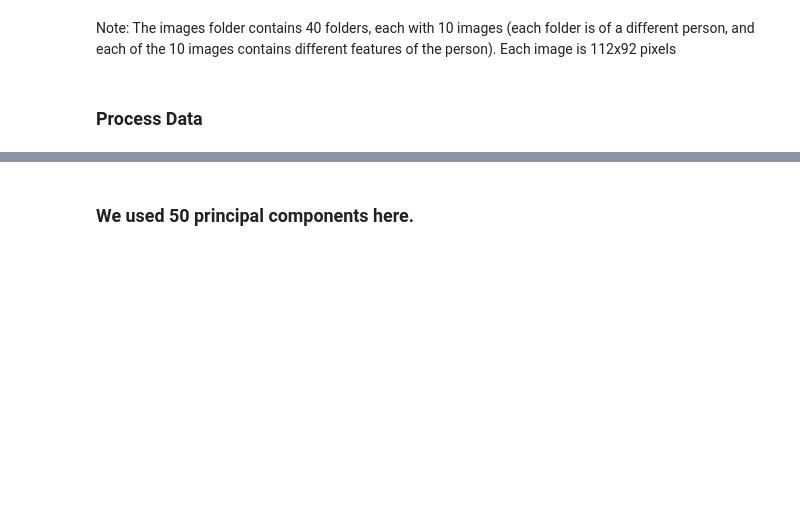
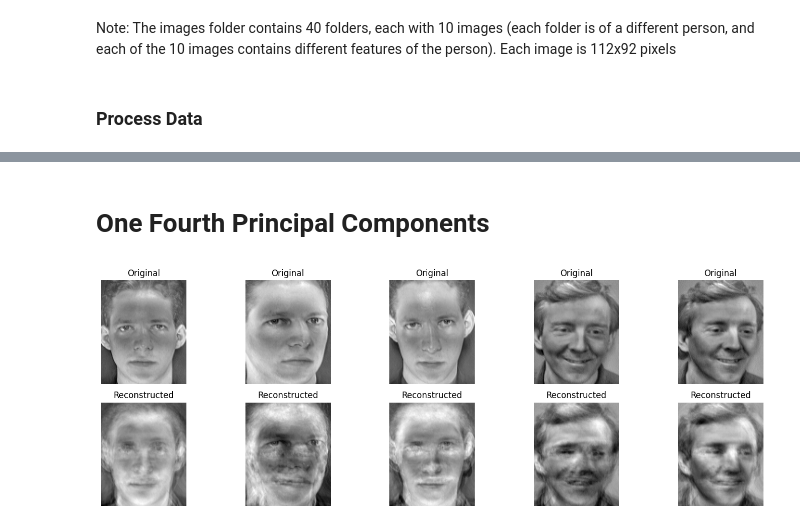
Before and after one commit to sebastian110203/COGS118BProject, a Jupyter notebook: Cogs118b_Project.ipynb, the cells around one changed output, grey strips where cells are left out. Cells and saved outputs as stored; diff of their text form; code cells hidden in the pictures; blank space fills up the shorter version.

```diff
--- a/Cogs118b_Project.ipynb
+++ b/Cogs118b_Project.ipynb
@@ -140,2 +140,9 @@ visualize_faces(Z, reconstructed_ds, n=10)
-# %% [markdown]
-### We used 50 principal components here.
+# %% [markdown]
+# One Fourth Principal Components
+# %%
+pca = PCA(n_components=int(num_images/4))
+principal_components = pca.fit_transform(Z.T)
+reconstructed_ds = pca.inverse_transform(principal_components)
+visualize_faces(Z, reconstructed_ds, n=5)
+# %% [output]
+[figure, added]
```
Also changed, not shown: parts of 18 cells of this notebook.
